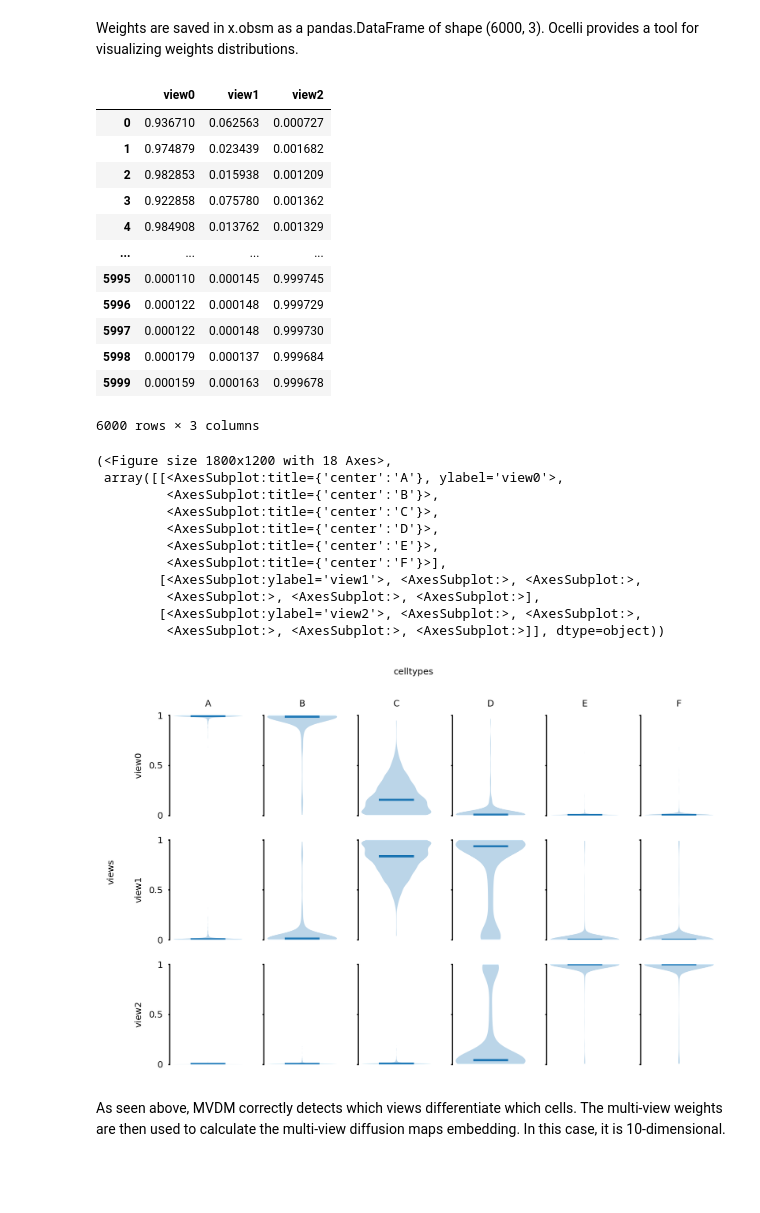
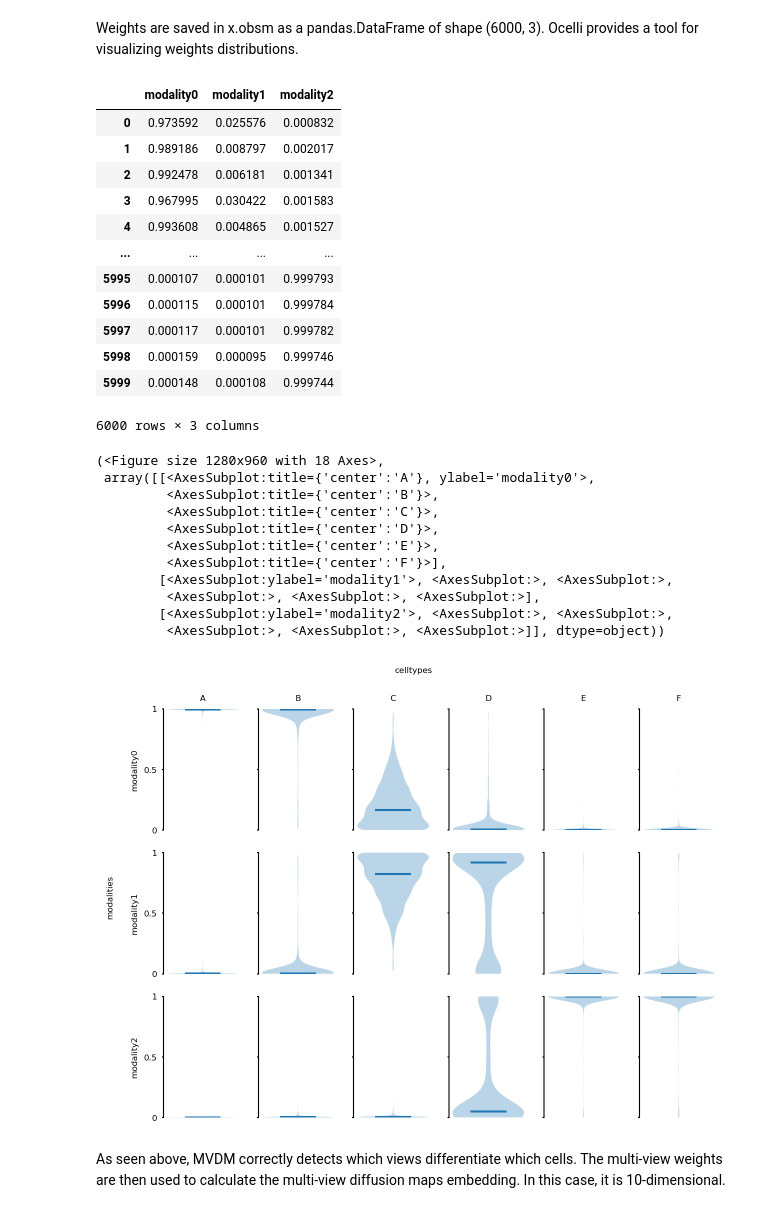
Before and after one commit to TabakaLab/ocelli, a Jupyter notebook: docs/source/notebooks/binary-tree.ipynb, the cells around one changed output. Cells and saved outputs as stored; diff of their text form; code cells hidden in the pictures; blank space fills up the shorter version.

```diff
--- a/docs/source/notebooks/binary-tree.ipynb
+++ b/docs/source/notebooks/binary-tree.ipynb
@@ -17,8 +21,8 @@ Ocelli is integrated with the annotated data structure [AnnData](https://anndata
 # %%
 import scanpy as scp
 
-x = scp.read_h5ad('toy_model.h5ad')
-x
+adata = scp.read_h5ad('../../../data/binary-tree-dataset.h5ad')
+adata
 # %% [output]
 AnnData object with n_obs × n_vars = 6000 × 1
     obs: 'celltype', 'pseudotime'
@@ -96,36 +72,36 @@ AnnData object with n_obs × n_vars = 6000 × 1
 # %% [markdown]
 Weights are saved in x.obsm as a pandas.DataFrame of shape (6000, 3). Ocelli provides a tool for visualizing weights distributions.
 # %%
-x.obsm['weights']
+adata.obsm['weights']
 # %% [output]
-|  | view0 | view1 | view2 |
-| 0 | 0.936710 | 0.062563 | 0.000727 |
-| 1 | 0.974879 | 0.023439 | 0.001682 |
-| 2 | 0.982853 | 0.015938 | 0.001209 |
-| 3 | 0.922858 | 0.075780 | 0.001362 |
-| 4 | 0.984908 | 0.013762 | 0.001329 |
+|  | modality0 | modality1 | modality2 |
+| 0 | 0.973592 | 0.025576 | 0.000832 |
+| 1 | 0.989186 | 0.008797 | 0.002017 |
+| 2 | 0.992478 | 0.006181 | 0.001341 |
+| 3 | 0.967995 | 0.030422 | 0.001583 |
+| 4 | 0.993608 | 0.004865 | 0.001527 |
 | ... | ... | ... | ... |
-| 5995 | 0.000110 | 0.000145 | 0.999745 |
-| 5996 | 0.000122 | 0.000148 | 0.999729 |
-| 5997 | 0.000122 | 0.000148 | 0.999730 |
-| 5998 | 0.000179 | 0.000137 | 0.999684 |
-| 5999 | 0.000159 | 0.000163 | 0.999678 |
+| 5995 | 0.000107 | 0.000101 | 0.999793 |
+| 5996 | 0.000115 | 0.000101 | 0.999784 |
+| 5997 | 0.000117 | 0.000101 | 0.999782 |
+| 5998 | 0.000159 | 0.000095 | 0.999746 |
+| 5999 | 0.000148 | 0.000108 | 0.999744 |
 6000 rows × 3 columns
 # %%
-oci.pl.weights(x)
+oci.pl.weights(adata)
 # %% [output]
-(<Figure size 1800x1200 with 18 Axes>,
- array([[<AxesSubplot:title={'center':'A'}, ylabel='view0'>,
+(<Figure size 1280x960 with 18 Axes>,
+ array([[<AxesSubplot:title={'center':'A'}, ylabel='modality0'>,
          <AxesSubplot:title={'center':'B'}>,
          <AxesSubplot:title={'center':'C'}>,
          <AxesSubplot:title={'center':'D'}>,
          <AxesSubplot:title={'center':'E'}>,
          <AxesSubplot:title={'center':'F'}>],
-        [<AxesSubplot:ylabel='view1'>, <AxesSubplot:>, <AxesSubplot:>,
+        [<AxesSubplot:ylabel='modality1'>, <AxesSubplot:>, <AxesSubplot:>,
          <AxesSubplot:>, <AxesSubplot:>, <AxesSubplot:>],
-        [<AxesSubplot:ylabel='view2'>, <AxesSubplot:>, <AxesSubplot:>,
+        [<AxesSubplot:ylabel='modality2'>, <AxesSubplot:>, <AxesSubplot:>,
          <AxesSubplot:>, <AxesSubplot:>, <AxesSubplot:>]], dtype=object))
-[figure, old version]
+[figure, new version]
 # %% [markdown]
 As seen above, MVDM correctly detects which views differentiate which cells. The multi-view weights are then used to calculate the multi-view diffusion maps embedding. In this case, it is 10-dimensional.
 # %%
```
Also changed, not shown: parts of 23 cells of this notebook, 7 other files.
